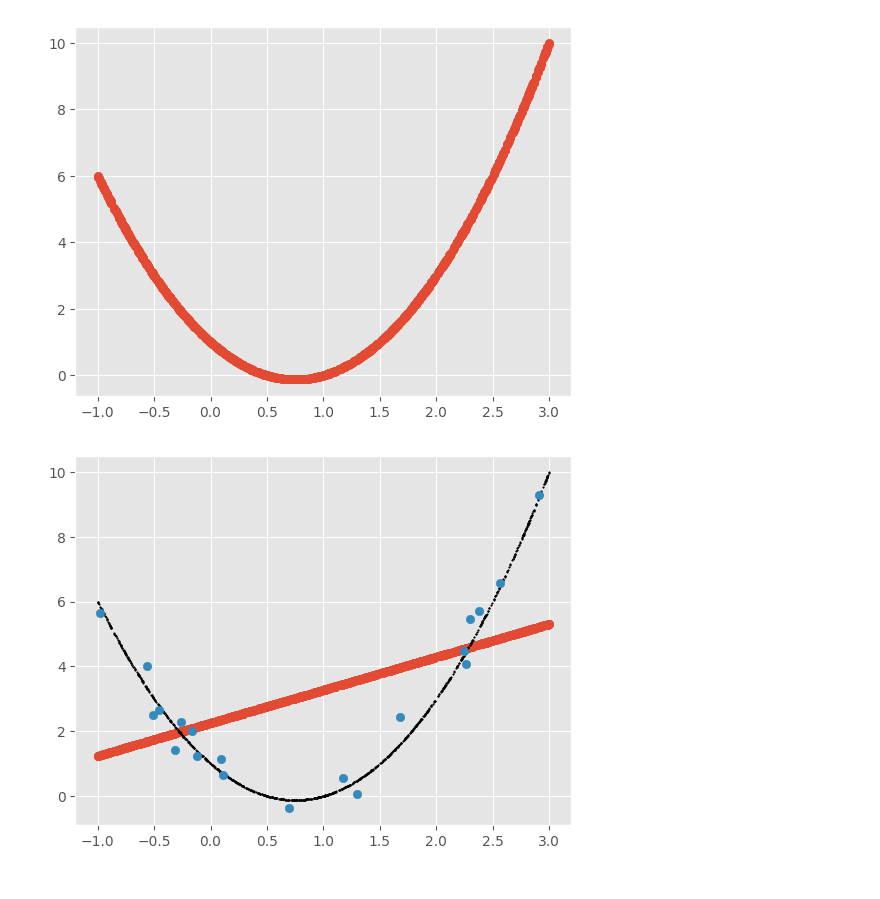
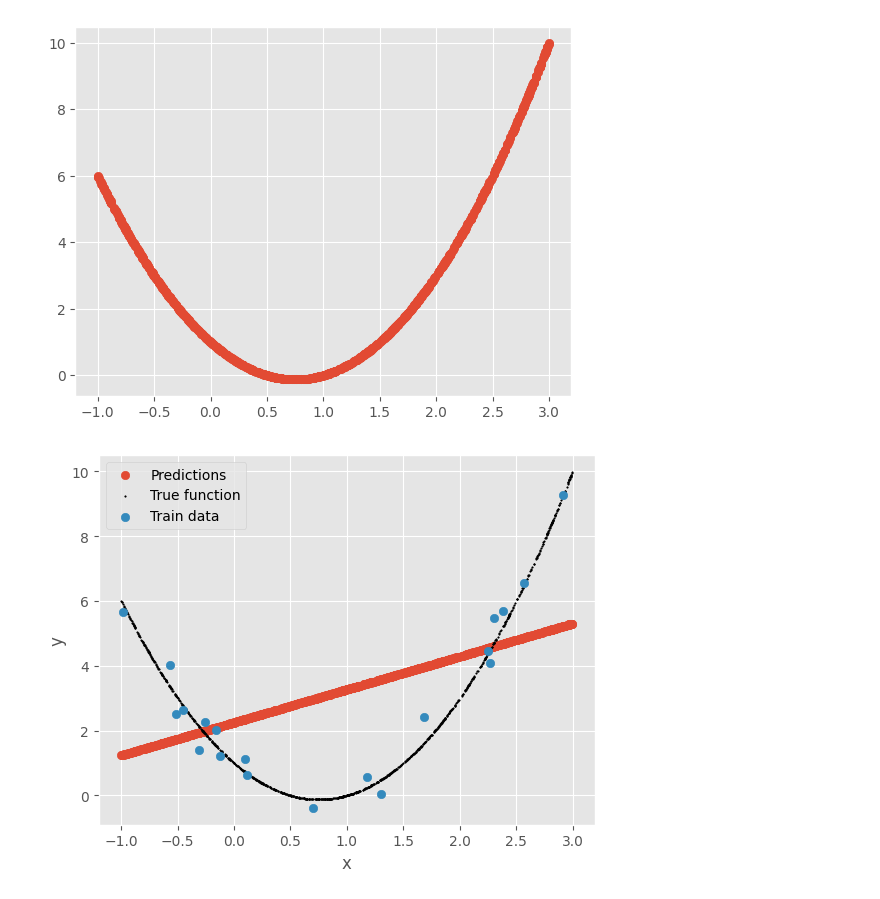
Before and after one commit to Crashprn/DeepLearningTheory, a Jupyter notebook: HW-2/Grogan_Cody_HW2Code.ipynb, the cells around one changed output. Cells and saved outputs as stored; diff of their text form; code cells hidden in the pictures.

```diff
--- a/HW-2/Grogan_Cody_HW2Code.ipynb
+++ b/HW-2/Grogan_Cody_HW2Code.ipynb
@@ -104,12 +104,15 @@ model.fit(x[:, None], y[:, None])
 # %%
 # Plot the predictions and the train data
 y_hat = model.predict(x_test[:, None])
-plt.scatter(x_test, y_hat)
-plt.scatter(x_test, y_test, c = "black", s = 1)
-plt.scatter(x, y)
+plt.scatter(x_test, y_hat, label = "Predictions")
+plt.scatter(x_test, y_test, c = "black", s = 1, label="True function")
+plt.scatter(x, y, label = "Train data")
+plt.legend()
+plt.xlabel("x")
+plt.ylabel("y")
 plt.show()
 # %% [output]
-[figure, old version]
+[figure, new version]
 # %%
 # We known the true model is an 2nd order polynomial
 '''*** Create the data for the x and x**2, fit the model, and plot as above the training data and the predictions of the test data.
```
Also changed, not shown: parts of 3 cells of this notebook, 4 other files.
